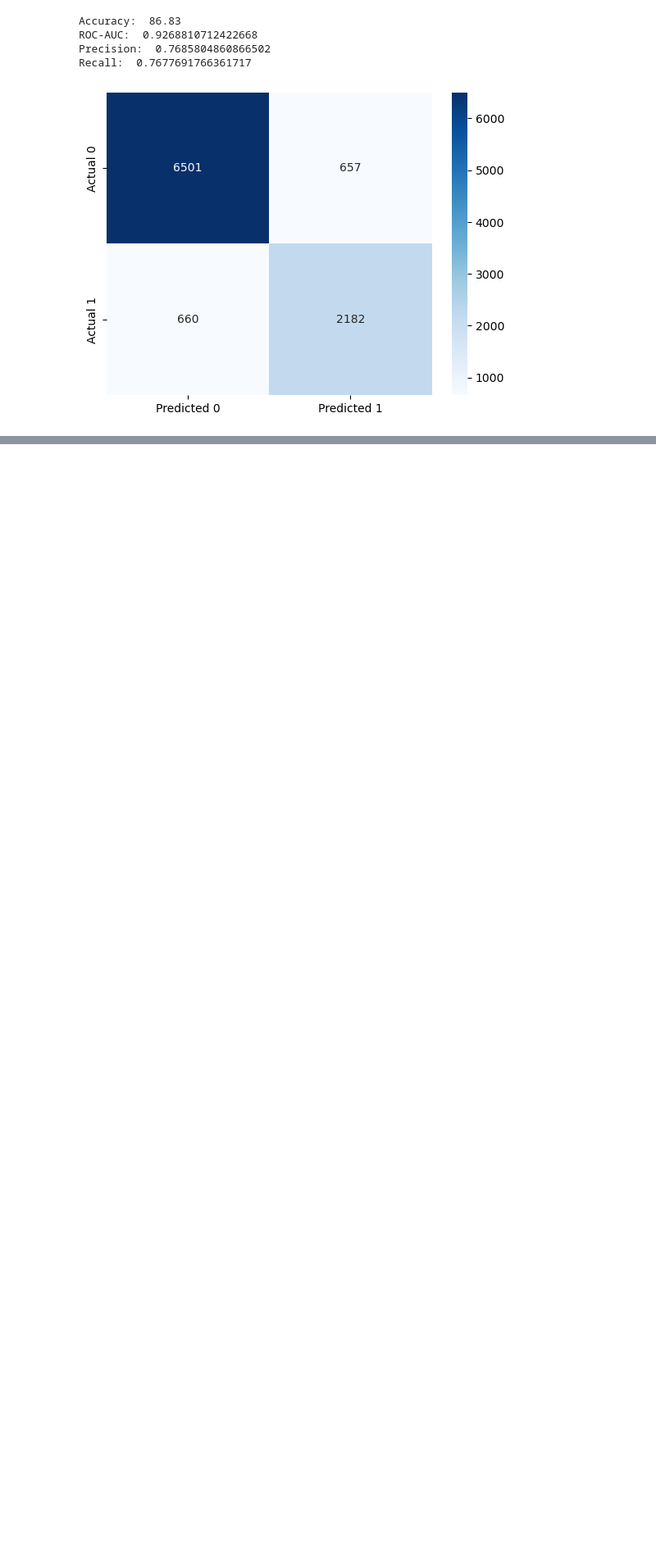
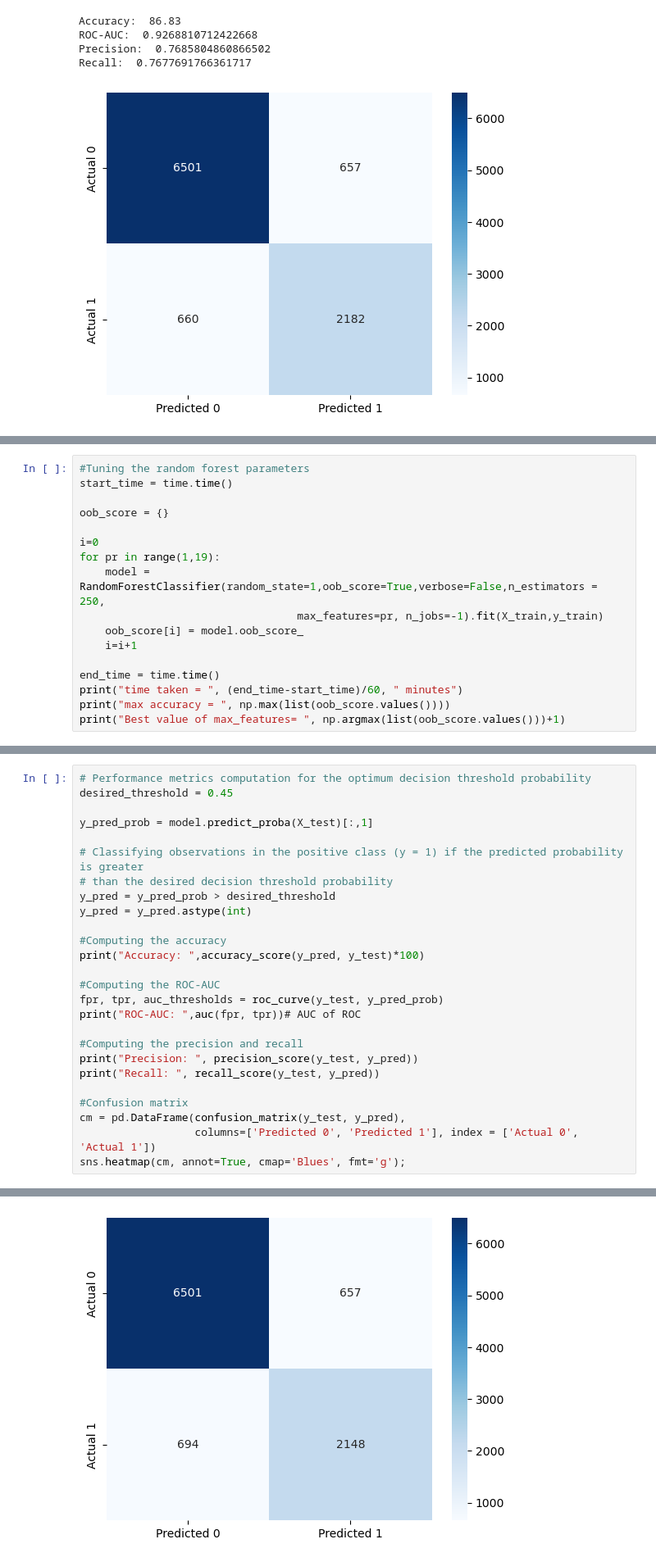
Before and after one commit to LinhNgaNguyen/STAT303-3-Project, a Jupyter notebook: Bagging and RandomForest Models.ipynb, the cells around one changed output, grey strips where cells are left out. Shown: that part at 82% size. Drawn from its saved outputs; the diff is of its cells as text; blank space fills up the shorter version.

Commit message:
Rf Model

```diff
--- a/Bagging and RandomForest Models.ipynb
+++ b/Bagging and RandomForest Models.ipynb
@@ -278,0 +282,17 @@ Recall:  0.7607318789584799
+# %%
+#Tuning the random forest parameters
+start_time = time.time()
+
+oob_score = {}
+
+i=0
+for pr in range(1,19):
+    model = RandomForestClassifier(random_state=1,oob_score=True,verbose=False,n_estimators = 250,
+                                  max_features=pr, n_jobs=-1).fit(X_train,y_train)
+    oob_score[i] = model.oob_score_
+    i=i+1
+
+end_time = time.time()
+print("time taken = ", (end_time-start_time)/60, " minutes")
+print("max accuracy = ", np.max(list(oob_score.values())))
+print("Best value of max_features= ", np.argmax(list(oob_score.values()))+1)
@@ -278,0 +305,27 @@ Recall:  0.7607318789584799
+# %%
+# Performance metrics computation for the optimum decision threshold probability
+desired_threshold = 0.45
+
+y_pred_prob = model.predict_proba(X_test)[:,1]
+
+# Classifying observations in the positive class (y = 1) if the predicted probability is greater
+# than the desired decision threshold probability
+y_pred = y_pred_prob > desired_threshold
+y_pred = y_pred.astype(int)
+
+#Computing the accuracy
+print("Accuracy: ",accuracy_score(y_pred, y_test)*100)
+
+#Computing the ROC-AUC
+fpr, tpr, auc_thresholds = roc_curve(y_test, y_pred_prob)
+print("ROC-AUC: ",auc(fpr, tpr))# AUC of ROC
+
+#Computing the precision and recall
+print("Precision: ", precision_score(y_test, y_pred))
+print("Recall: ", recall_score(y_test, y_pred))
+
+#Confusion matrix
+cm = pd.DataFrame(confusion_matrix(y_test, y_pred),
+                  columns=['Predicted 0', 'Predicted 1'], index = ['Actual 0', 'Actual 1'])
+sns.heatmap(cm, annot=True, cmap='Blues', fmt='g');
+# %% [output]
@@ -278,0 +336 @@ Recall:  0.7607318789584799
+[figure, added]
```
Also changed, not shown: parts of 23 cells of this notebook.
